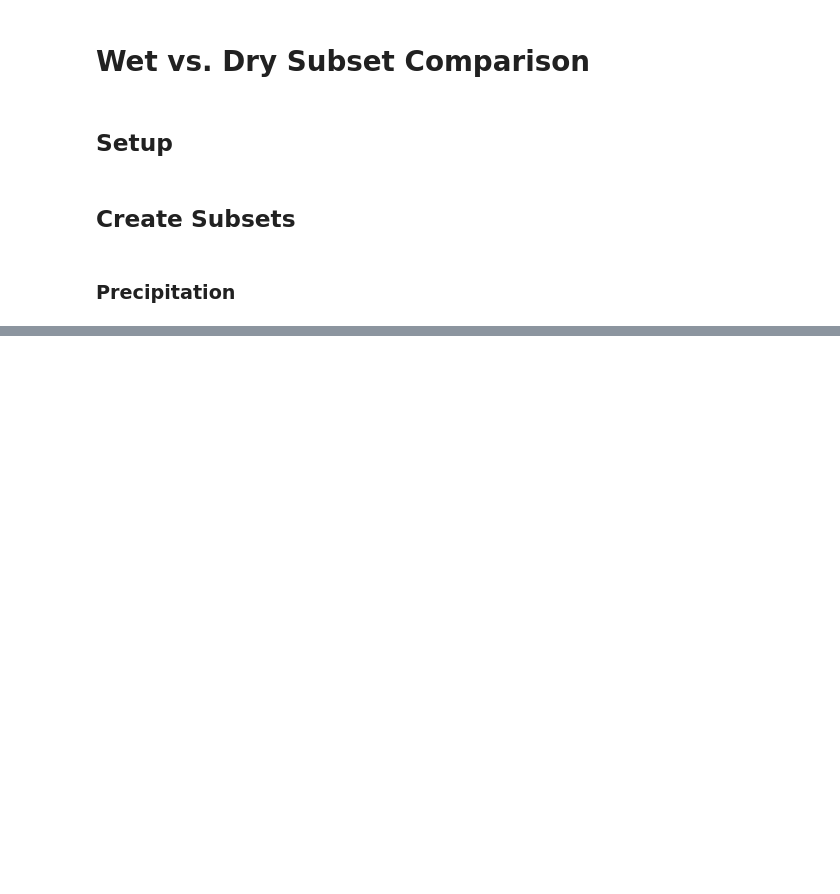
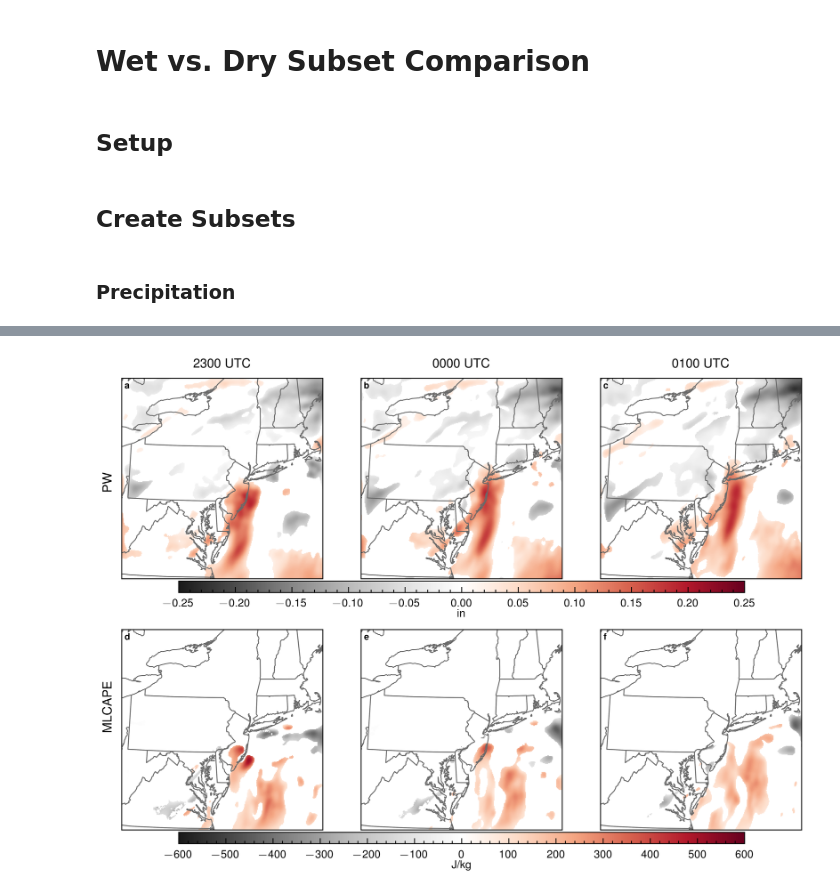
Before and after one commit to tyfolino/ida-precip, a Jupyter notebook: final-notebooks/subset_comparison.ipynb, the cells around one changed output, grey strips where cells are left out. Saved outputs shown, nothing was run; the diff lists cells and outputs as text; code cells hidden in the pictures; blank space fills up the shorter version.

```diff
--- a/final-notebooks/subset_comparison.ipynb
+++ b/final-notebooks/subset_comparison.ipynb
@@ -314,0 +592,81 @@ plt.show()
+# %%
+mlcape_all_unsmoothed = xr.concat(
+    [w.cape_ml for w in wofs_all],
+    dim=init,
+).stack(run=("init", "ne"))
+# %%
+letters = ["a", "b", "c", "d", "e", "f"]
+column_titles = ["2300 UTC", "0000 UTC", "0100 UTC"]
+times = ["2021-09-01 23:00:00", "2021-09-02 00:00:00", "2021-09-02 01:00:00"]
+units_labels = ["in", "J/kg"]
+ticks = [np.arange(-0.25, 0.26, 0.05), np.arange(-600, 601, 100)]
+
+
+diffs = [pw_diff.sel(time=t).squeeze() for t in times] + [
+    mlcape_diff.sel(time=t).squeeze() for t in times
+]
+masks = [pw_mask.sel(time=t).squeeze() for t in times] + [
+    mlcape_mask.sel(time=t).squeeze() for t in times
+]
+mlcapes = [mlcape_all_unsmoothed.sel(time=t).squeeze() for t in times]
+
+cmap = plt.get_cmap("RdGy_r")
+# Create figure and subplots
+fig, axes = plt.subplots(
+    nrows=2,
+    ncols=3,
+    figsize=(5.5, 4),
+    dpi=900,
+    layout="constrained",
+    subplot_kw=dict(projection=proj),
+)
+
+for i, ax in enumerate(axes.flat):
+    if i <= 2:
+        ax.set_title(column_titles[i], fontsize=7)
+        cond = masks[i]
+        vmin = -0.25
+        vmax = 0.25
+    else:
+        cond = masks[i] & (mlcapes[i - 3].min(dim="run") > 0)
+        levels = np.arange(-600, 601, 100)
+        vmin = -600
+        vmax = 600
+
+    # Plot the standardized sensitivities
+    pc = ax.pcolormesh(
+        lon,
+        lat,
+        diffs[i].where(cond),
+        cmap=cmap,
+        transform=ccrs.PlateCarree(),
+        vmin=vmin,
+        vmax=vmax,
+    )
+
+    ax.add_feature(cfeature.STATES, linewidth=0.5, edgecolor="dimgray", zorder=2)
+    ax.text(
+        0.015, 0.95, r"\textbf{" + letters[i] + "}", transform=ax.transAxes, fontsize=5
+    )
+
+    # Add one colorbar per row
+    if i == 2 or i == 5:
+        cb = fig.colorbar(
+            pc,
+            ax=axes[i // 3, :],
+            orientation="horizontal",
+            shrink=0.8,
+            pad=0.01,
+            aspect=50,
+        )
+        cb.ax.tick_params(labelsize=6)
+        cb.set_ticks(ticks[i // 3])
+        cb.set_label(units_labels[i // 3], fontsize=6, labelpad=0.1)
+
+fig.text(0.0, 0.74, "PW", rotation=90, fontsize=7)
+fig.text(0.0, 0.28, "MLCAPE", rotation=90, fontsize=7)
+
+plt.savefig("../final-figures/FigS4-pw-mlcape-diffs.png", dpi=900, bbox_inches="tight")
+plt.show()
+# %% [output]
+[figure, added]
```
Also changed, not shown: parts of 10 cells of this notebook, 7 other files.
